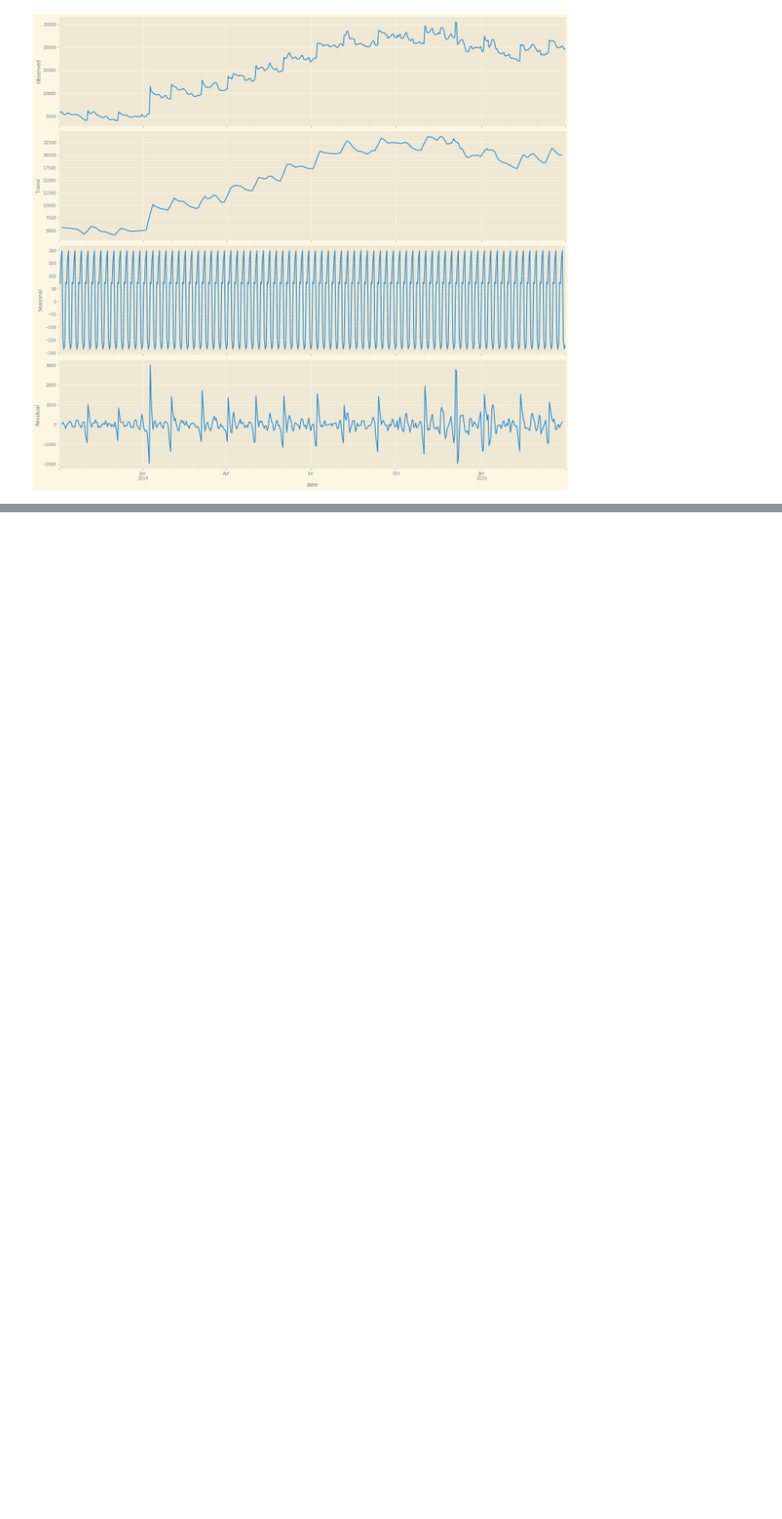
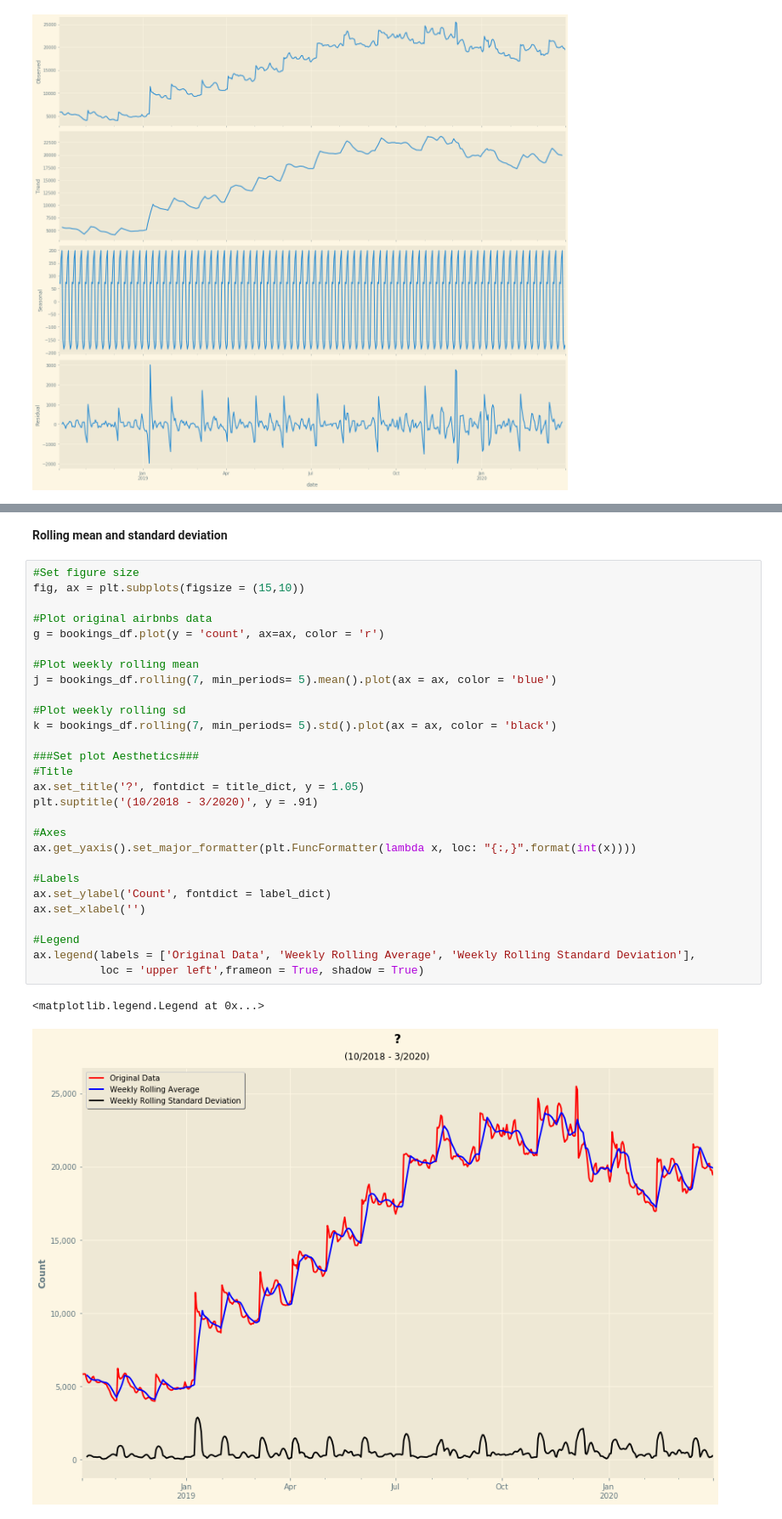
Before and after one commit to KishenSharma6/Airbnb-Analysis, a Jupyter notebook: Project Codes/05. Modeling/2020_0214_Calendar_TimeSeries.ipynb, the cells around one changed output, grey strips where cells are left out. Shown at 85% size. Cells and saved outputs as stored; diff of their text form; blank space fills up the shorter version.

```diff
--- a/Project Codes/05. Modeling/2020_0214_Calendar_TimeSeries.ipynb
+++ b/Project Codes/05. Modeling/2020_0214_Calendar_TimeSeries.ipynb
@@ -375,0 +296,33 @@ plt.show()
+# %% [markdown]
+**Rolling mean and standard deviation**
+# %%
+#Set figure size
+fig, ax = plt.subplots(figsize = (15,10))
+
+#Plot original airbnbs data
+g = bookings_df.plot(y = 'count', ax=ax, color = 'r')
+
+#Plot weekly rolling mean
+j = bookings_df.rolling(7, min_periods= 5).mean().plot(ax = ax, color = 'blue')
+
+#Plot weekly rolling sd
+k = bookings_df.rolling(7, min_periods= 5).std().plot(ax = ax, color = 'black')
+
+###Set plot Aesthetics###
+#Title
+ax.set_title('?', fontdict = title_dict, y = 1.05)
+plt.suptitle('(10/2018 - 3/2020)', y = .91)
+
+#Axes
+ax.get_yaxis().set_major_formatter(plt.FuncFormatter(lambda x, loc: "{:,}".format(int(x))))
+
+#Labels
+ax.set_ylabel('Count', fontdict = label_dict)
+ax.set_xlabel('')
+
+#Legend
+ax.legend(labels = ['Original Data', 'Weekly Rolling Average', 'Weekly Rolling Standard Deviation'],
+          loc = 'upper left',frameon = True, shadow = True)
+# %% [output]
+<matplotlib.legend.Legend at 0x...>
+[figure, added]
```
Also changed, not shown: parts of 50 cells of this notebook.
